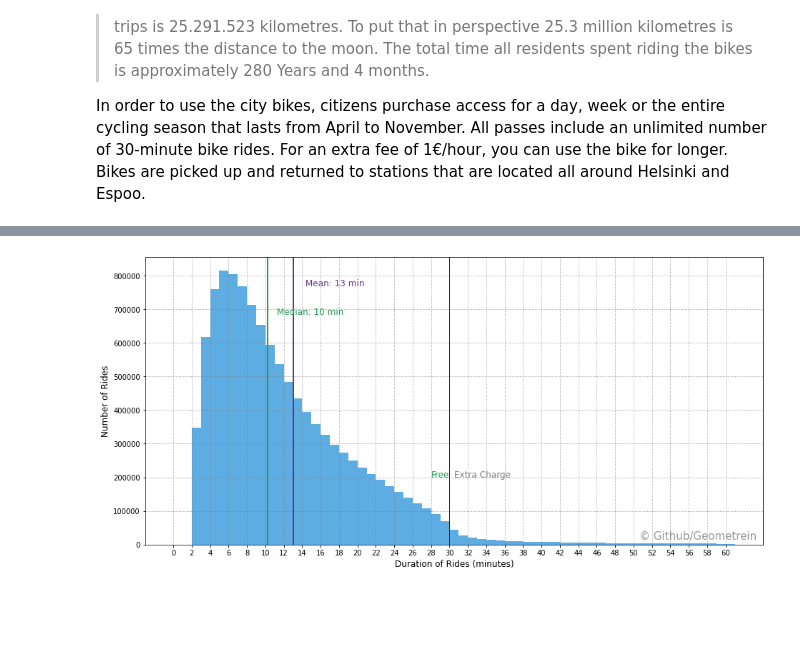
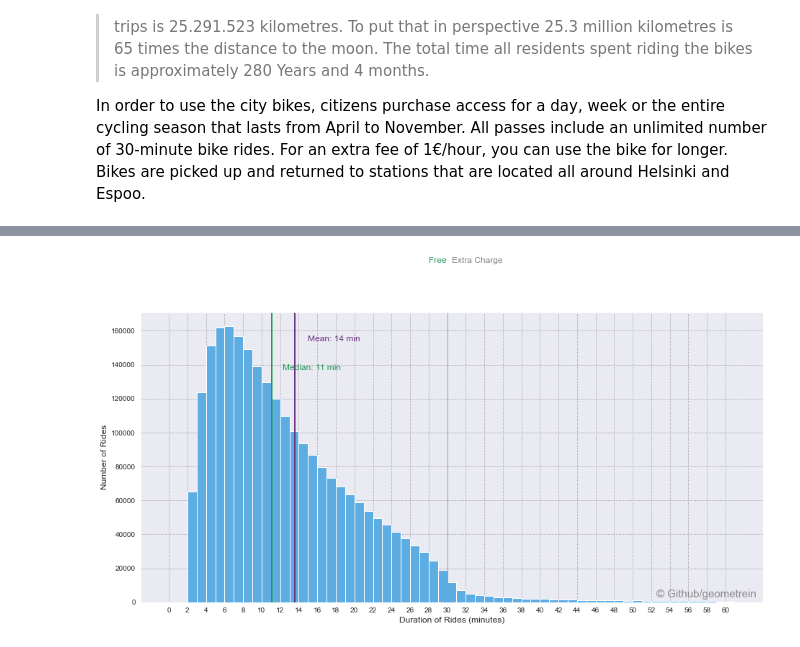
Before and after one commit to Geometrein/helsinki-city-bikes, a Jupyter notebook: Helsinki_city_bikes_EDA.ipynb, the cells around one changed output, grey strips where cells are left out. Cells and saved outputs as stored; diff of their text form; code cells hidden in the pictures; blank space fills up the shorter version.

```diff
--- a/Helsinki_city_bikes_EDA.ipynb
+++ b/Helsinki_city_bikes_EDA.ipynb
@@ -25,5 +14,6 @@ BLUE = "#5DADE2"
 # %%
-file_path = os.path.join('data', 'database.csv')
+year = 2021
+file_path = os.path.join('data', 'datasets', f'od_helsinki_city_bikes_{year}.csv')
 dataframe = pd.read_csv(file_path, low_memory=False)
 dataframe.head()
 # %% [output]
@@ -77,11 +71,9 @@ memory usage: 1.3+ GB
 # %%
 columns = {
     'distance (m)': 'distance',
-    'duration (sec.)': 'duration',
-    'avg_speed (km/h)':'speed',
-    'Air temperature (degC)':'temperature',
+    'duration (sec.)': 'duration'
 }
 
 dataframe = dataframe.rename(columns=columns)
-dataframe.head()
+dataframe.sample(5)
 # %% [output]
@@ -106,9 +98,8 @@ dataframe[["distance", "duration", "temperature"]].describe()
 # %%
 dataframe = dataframe[
-                    (50 < dataframe['distance']) & (dataframe['distance'] < 10000) &
-                    (120 < dataframe['duration']) & (dataframe['duration'] <  18000) &
-                    (-20 < dataframe['temperature']) & (dataframe['temperature'] < 50)
-                    ]
+    (50 < dataframe['distance']) & (dataframe['distance'] < 10000) &
+    (120 < dataframe['duration']) & (dataframe['duration'] <  18000)
+]
 
-dataframe[["distance", "duration", "temperature"]].describe()
+dataframe[['distance', 'duration']].describe()
 # %% [output]
@@ -160,57 +152,57 @@ trips_by_year(dataframe)
 # %%
-def duration(input_df):
-    """
-    """
+def plot_trips_by_durations(input_df: pd.DataFrame) -> None:
+    # Data preparations
     df = input_df.copy()
+    df['duration'] = df['duration']/60
+    duration_data = df['duration']
 
-    # Converting seconds to minutes
-    df["duration"] = df["duration"]/60
 
-    # Filtering relevant data
-    duration_data = df["duration"]
+    # Creating Figure
     fig = plt.figure(figsize=(15,7))
     ax = fig.add_axes([0.1, 0.1, 0.8, 0.8])
 
-    # Ploting the histogram
-    plt.hist(duration_data, bins = range(62), color = BLUE, histtype ="bar")
+    # Plotting the histogram
+    plt.hist(duration_data, bins = range(62), color='#5DADE2', histtype ='bar')
 
     # Adding median and mean lines
-    plt.axvline(df["duration"].mean(), color=MAGENTA, linestyle='-', linewidth=2 )
-    plt.axvline(df["duration"].median(), color=GREEN, linestyle='-', linewidth=2 )
-    plt.axvline(x = 30, color="blue", linestyle='-', linewidth=1 )
+    plt.axvline(df['duration'].mean(), color='#6C3483', linestyle='-', linewidth=2 )
+    plt.axvline(df['duration'].median(), color='#239B56', linestyle='-', linewidth=2 )
+    plt.axvline(x=30, color='#5DADE2', linestyle='-', linewidth=1 )
 
     # Adding median and mean texts
     min_ylim, max_ylim = plt.ylim()
-    plt.text(df["duration"].mean()*1.1, max_ylim*0.9, 'Mean: {:.0f} min'.format(df["duration"].mean()), color = MAGENTA,  fontsize= 12)
-    plt.text(df["duration"].median()*1.1, max_ylim*0.8, 'Median: {:.0f} min'.format(df["duration"].median()), color = GREEN, fontsize= 12)
-    plt.text(x= 28,y=200000, s="Free", color = GREEN, fontsize= 12)
-    plt.text(x= 30.5,y=200000, s="Extra Charge", color = "grey", fontsize= 12)
+    plt.text(df['duration'].mean()*1.1, max_ylim*0.9, 'Mean: {:.0f} min'.format(df['duration'].mean()), color='#6C3483',  fontsize=12)
+    plt.text(df['duration'].median()*1.1, max_ylim*0.8, 'Median: {:.0f} min'.format(df['duration'].median()), color='#239B56', fontsize=12)
+    plt.text(x= 28, y=200000, s='Free', color='#239B56', fontsize=12)
+    plt.text(x= 30.5, y=200000, s='Extra Charge', color='grey', fontsize=12)
 
-    # Seting ticks on x axis
-    ticks =range(0, 62, 2)
+    # Setting ticks on x-axis
+    ticks = range(0, 62, 2)
     plt.xticks(ticks)
-    # Seting ticks on y axis
-    ticks =range(0, 3600, 2000)
 
     # Labeling Axes
-    plt.xlabel("Duration of Rides (minutes)", fontsize= 12, x = 0.5)
-    plt.ylabel("Number of Rides", fontsize= 12)
+    plt.xlabel('Duration of Rides (minutes)', fontsize=12, x=0.5)
+    plt.ylabel('Number of Rides', fontsize=12)
 
     # Adding Grid
-    plt.grid(linestyle=":", color='grey')
+    plt.grid(linestyle=':', color='grey')
 
     # Watermark
-    ax.text(0.99, 0.01, '© Github/Geometrein',
-            verticalalignment='bottom',
-            horizontalalignment='right',
-            transform=ax.transAxes,
-            color='grey',
-            fontsize=15,
-            alpha = 0.8)
+    ax.text(
+        x=0.99,
+        y=0.01,
+        s='© Github/geometrein',
+        verticalalignment='bottom',
+        horizontalalignment='right',
+        transform=ax.transAxes,
+        color='grey',
+        fontsize=15,
+        alpha=0.9
+    )
 
     plt.show()
 
-duration(dataframe)
+plot_trips_by_durations(dataframe)
 # %% [output]
-[figure, old version]
+[figure, new version]
 # %%
```
Also changed, not shown: parts of 19 cells of this notebook, 2 other files.
